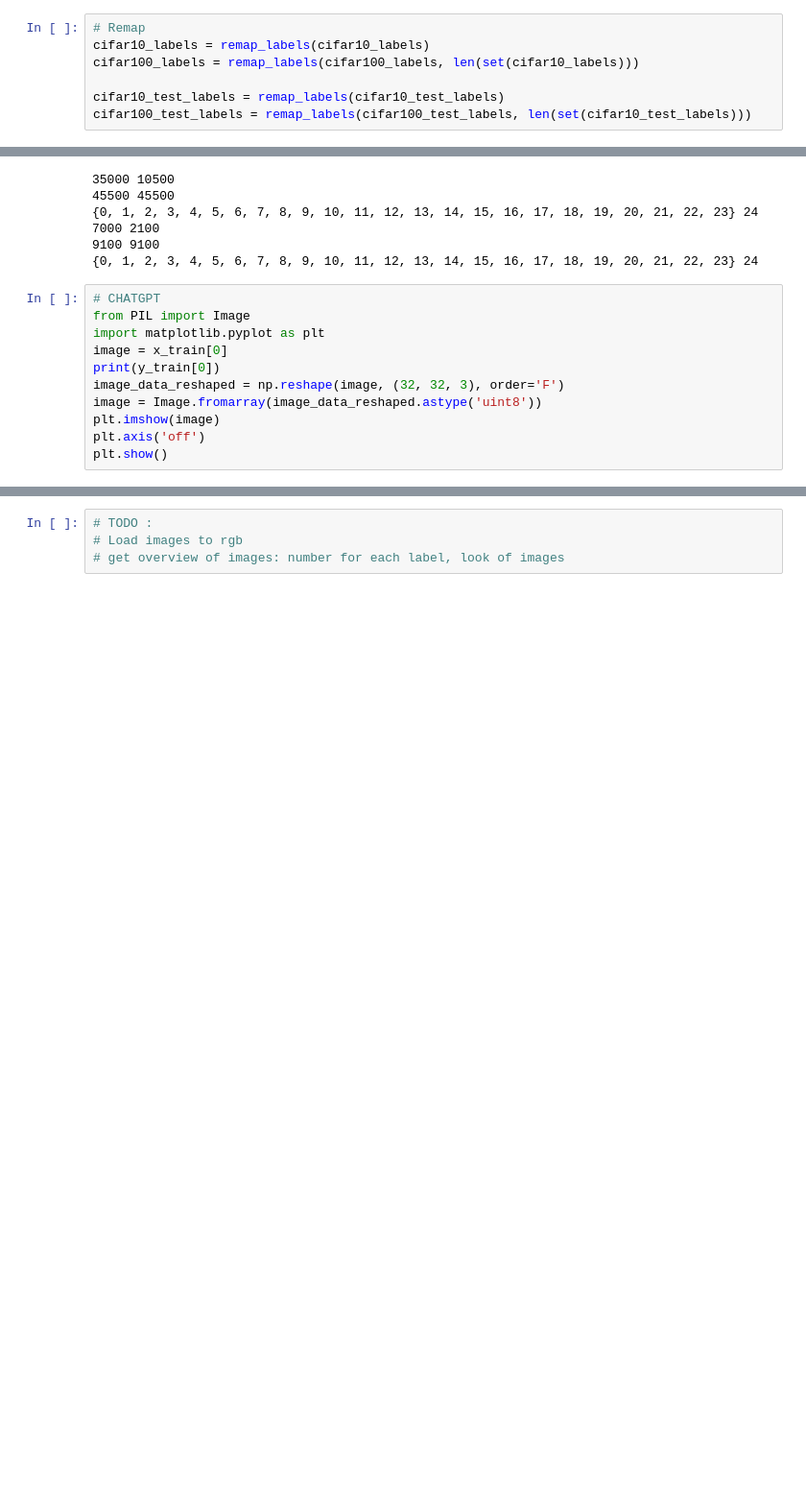
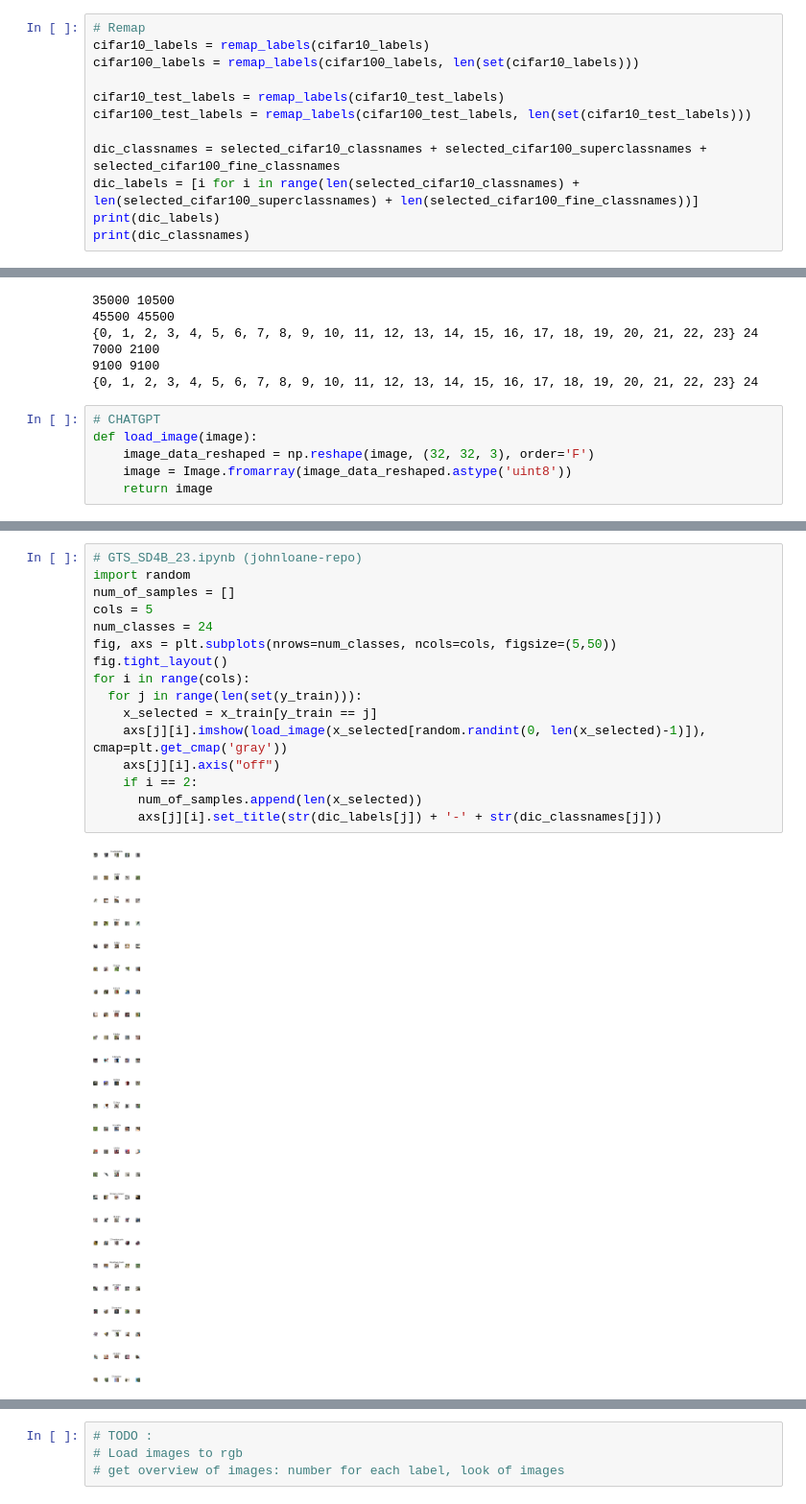
Before and after one commit to Alizzie/ST_CA1, a Jupyter notebook: main.ipynb, the cells around one changed output, grey strips where cells are left out. Shown at 96% size. Drawn from its saved outputs; the diff is of its cells as text; blank space fills up the shorter version.

Commit message:
Add distribution and sample plot of dataset

```diff
--- a/main.ipynb
+++ b/main.ipynb
@@ -168,3 +170,8 @@ cifar100_labels = remap_labels(cifar100_labels, len(set(cifar10_labels)))
 
 cifar10_test_labels = remap_labels(cifar10_test_labels)
 cifar100_test_labels = remap_labels(cifar100_test_labels, len(set(cifar10_test_labels)))
+
+dic_classnames = selected_cifar10_classnames + selected_cifar100_superclassnames + selected_cifar100_fine_classnames
+dic_labels = [i for i in range(len(selected_cifar10_classnames) + len(selected_cifar100_superclassnames) + len(selected_cifar100_fine_classnames))]
+print(dic_labels)
+print(dic_classnames)
@@ -180,12 +190,7 @@ x_test, y_test = merge_datasets(cifar10_test_labels, cifar100_test_labels, cifar
 {0, 1, 2, 3, 4, 5, 6, 7, 8, 9, 10, 11, 12, 13, 14, 15, 16, 17, 18, 19, 20, 21, 22, 23} 24
 # %%
 # CHATGPT
-from PIL import Image
-import matplotlib.pyplot as plt
-image = x_train[0]
-print(y_train[0])
-image_data_reshaped = np.reshape(image, (32, 32, 3), order='F')
-image = Image.fromarray(image_data_reshaped.astype('uint8'))
-plt.imshow(image)
-plt.axis('off')
-plt.show()
+def load_image(image):
+    image_data_reshaped = np.reshape(image, (32, 32, 3), order='F')
+    image = Image.fromarray(image_data_reshaped.astype('uint8'))
+    return image
@@ -194,0 +197,18 @@ plt.show()
+# %%
+# GTS_SD4B_23.ipynb (johnloane-repo)
+import random
+num_of_samples = []
+cols = 5
+num_classes = 24
+fig, axs = plt.subplots(nrows=num_classes, ncols=cols, figsize=(5,50))
+fig.tight_layout()
+for i in range(cols):
+  for j in range(len(set(y_train))):
+    x_selected = x_train[y_train == j]
+    axs[j][i].imshow(load_image(x_selected[random.randint(0, len(x_selected)-1)]), cmap=plt.get_cmap('gray'))
+    axs[j][i].axis("off")
+    if i == 2:
+      num_of_samples.append(len(x_selected))
+      axs[j][i].set_title(str(dic_labels[j]) + '-' + str(dic_classnames[j]))
+# %% [output]
+[figure, added]
```
Also changed, not shown: parts of 5 cells of this notebook.
